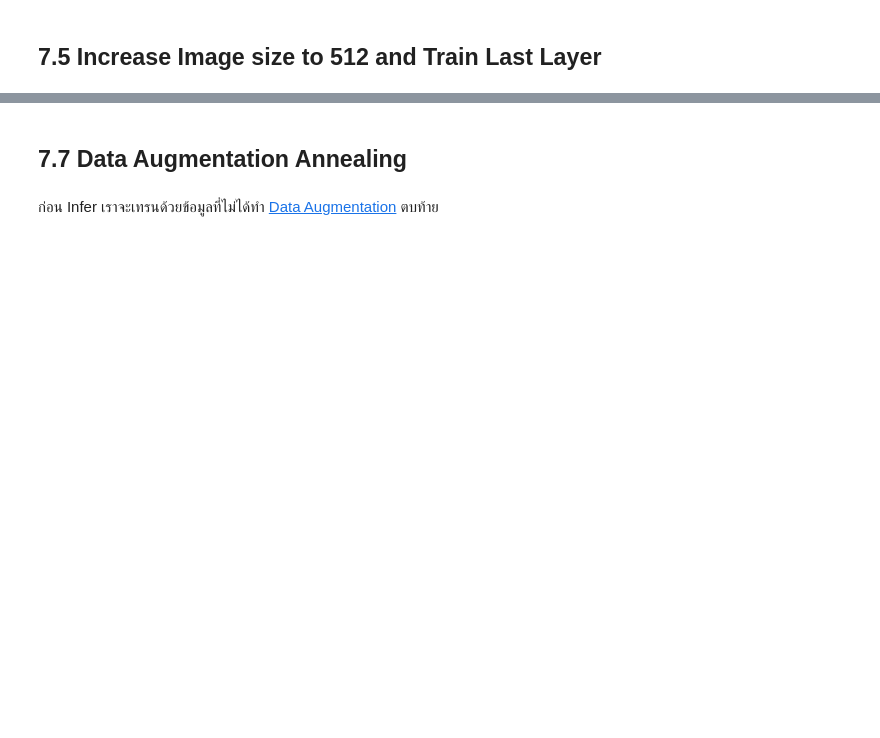
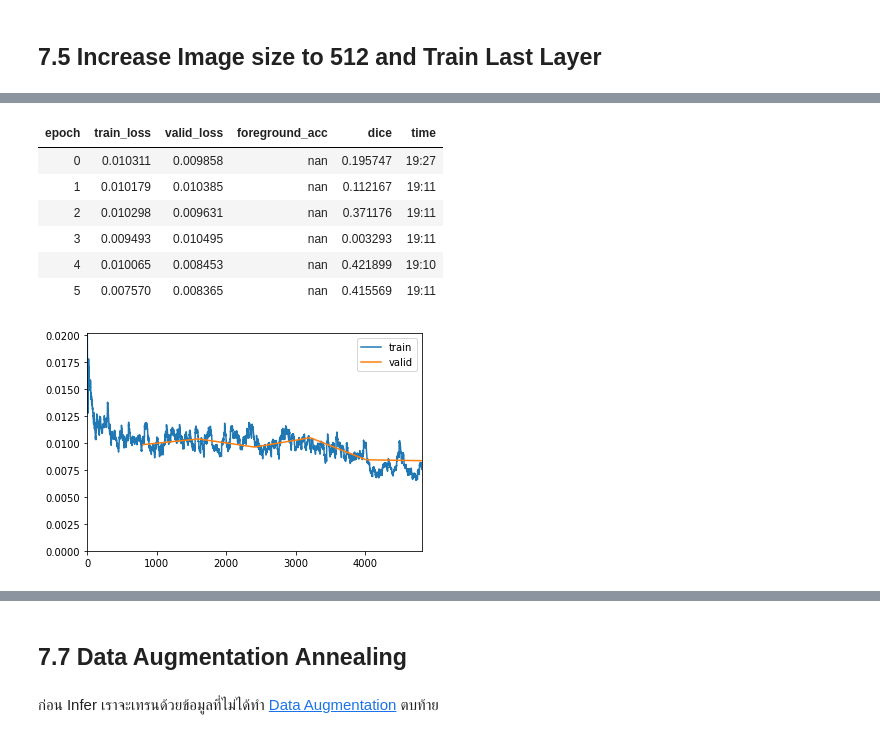
Before and after one commit to mrkcmd/bualabs, a Jupyter notebook: nbs/03c_image_segmentation_siim_acr_pneumothorax_fastai2.ipynb, the cells around one changed output, grey strips where cells are left out. Saved outputs shown, nothing was run; the diff lists cells and outputs as text; code cells hidden in the pictures; blank space fills up the shorter version.

Commit message:
Trained with vanilla fastai2 unet.

```diff
--- a/nbs/03c_image_segmentation_siim_acr_pneumothorax_fastai2.ipynb
+++ b/nbs/03c_image_segmentation_siim_acr_pneumothorax_fastai2.ipynb
@@ -600,7 +634,7 @@ learn.show_results(max_n=9, vmin=0, vmax=1, cmap='Reds', figsize=(12, 12))
 # %% [markdown]
 ## 7.5 Increase Image size to 512 and Train Last Layer
 # %%
-bs=8
+bs=12
 
 SZ = 512
 path = data_path5
@@ -613,5 +647,5 @@ dls = data.dataloaders(path/'train', bs=bs)
 # %%
 learn = getLearner(dls)
 # %%
-learn.load('03c-unet-resnet34-256-3')
+learn.load('03c-unet-resnet34-256-2')
 learn.freeze()
@@ -620,2 +651,0 @@ learn.freeze()
-# %%
-learn.fit_flat_cos(10, lr=6e-4)
@@ -622,3 +658,15 @@ learn.fit_flat_cos(10, lr=6e-4)
+# %%
+# learn.fit_flat_cos(10, lr=6e-4)
+learn.fit_one_cycle(6, lr_max=slice(6e-4), pct_start=0.7)
+# %% [output]
+| epoch | train_loss | valid_loss | foreground_acc | dice | time |
+| 0 | 0.010311 | 0.009858 | nan | 0.195747 | 19:27 |
+| 1 | 0.010179 | 0.010385 | nan | 0.112167 | 19:11 |
+| 2 | 0.010298 | 0.009631 | nan | 0.371176 | 19:11 |
+| 3 | 0.009493 | 0.010495 | nan | 0.003293 | 19:11 |
+| 4 | 0.010065 | 0.008453 | nan | 0.421899 | 19:10 |
+| 5 | 0.007570 | 0.008365 | nan | 0.415569 | 19:11 |
+[figure, added]
 # %%
 learn.save('03c-unet-resnet34-512-1')
 # %%
```
Also changed, not shown: parts of 35 cells of this notebook.
